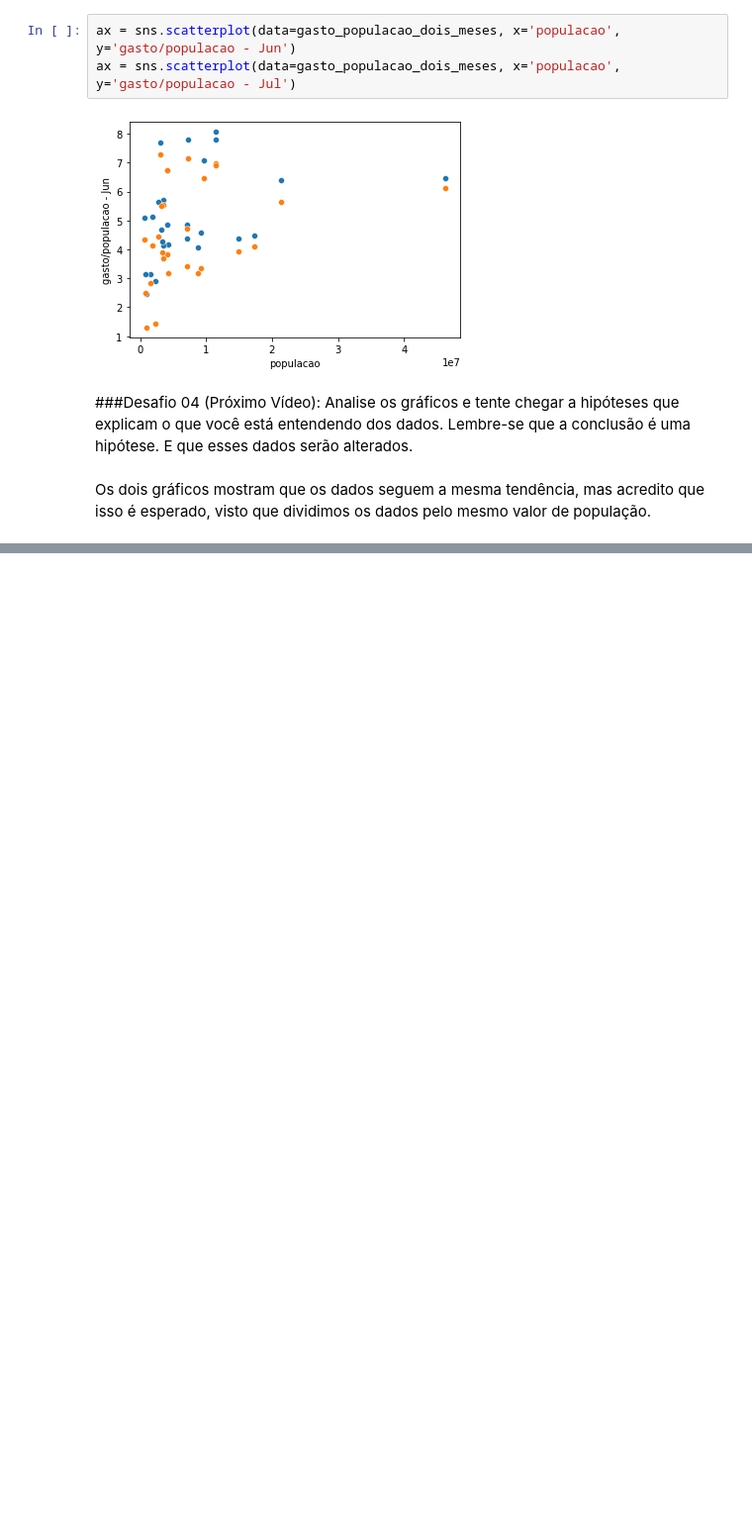
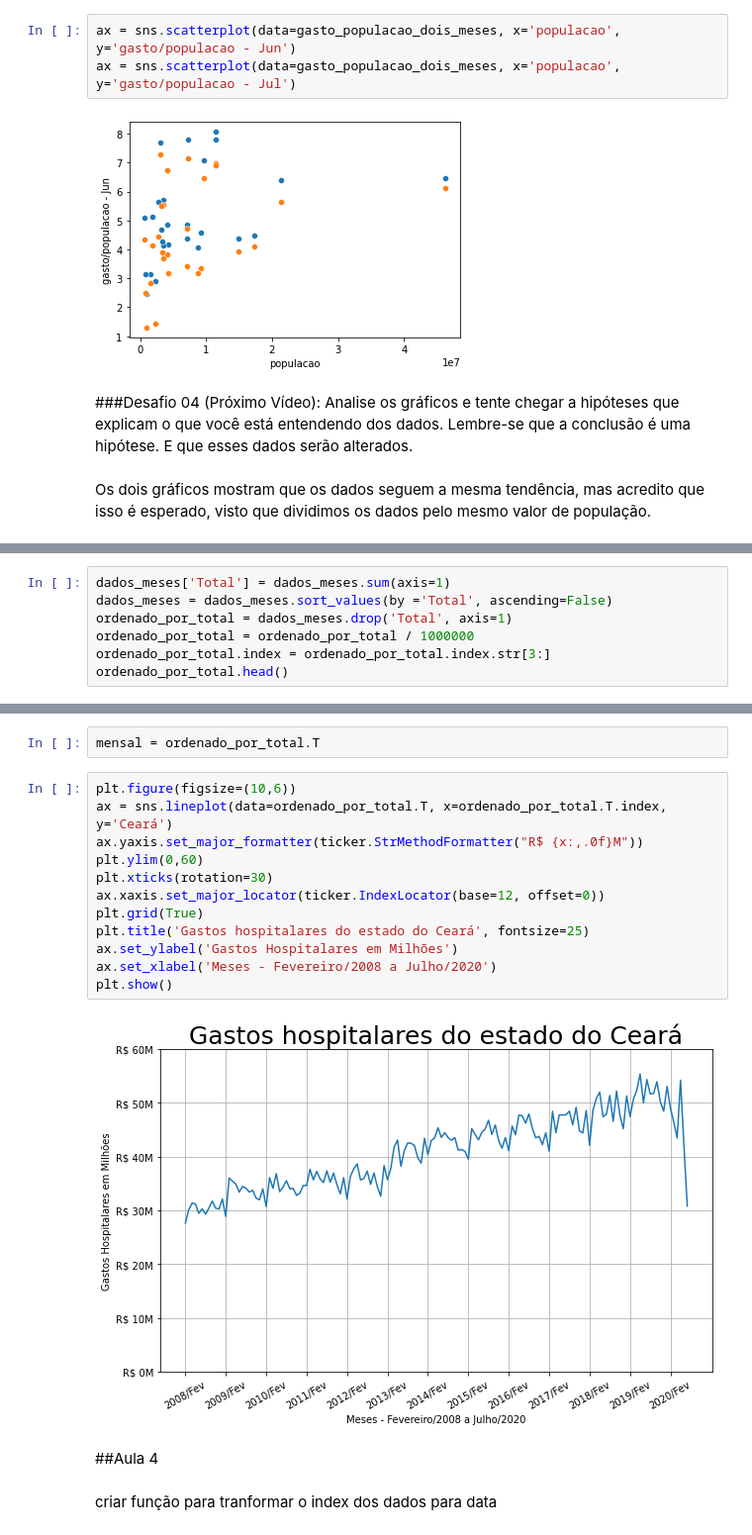
Before and after one commit to johnatanDM/bootcamp-datascience-alura, a Jupyter notebook: Módulo 2 - VISUALIZAÇÃO DE DADOS COM SEABORN E MATPLOTLIB/Bootcamp_Data_Science_Módulo_2.ipynb, the cells around one changed output, grey strips where cells are left out. Shown at 99% size. Cells and saved outputs as stored; diff of their text form; blank space fills up the shorter version.

Commit message:
Finalizada aula 6

```diff
--- a/Módulo 2 - VISUALIZAÇÃO DE DADOS COM SEABORN E MATPLOTLIB/Bootcamp_Data_Science_Módulo_2.ipynb
+++ b/Módulo 2 - VISUALIZAÇÃO DE DADOS COM SEABORN E MATPLOTLIB/Bootcamp_Data_Science_Módulo_2.ipynb
@@ -1313,0 +1321,7 @@ Os dois gráficos mostram que os dados seguem a mesma tendência, mas acredito q
+# %%
+dados_meses['Total'] = dados_meses.sum(axis=1)
+dados_meses = dados_meses.sort_values(by ='Total', ascending=False)
+ordenado_por_total = dados_meses.drop('Total', axis=1)
+ordenado_por_total = ordenado_por_total / 1000000
+ordenado_por_total.index = ordenado_por_total.index.str[3:]
+ordenado_por_total.head()
@@ -1313,0 +1337,20 @@ Os dois gráficos mostram que os dados seguem a mesma tendência, mas acredito q
+# %%
+mensal = ordenado_por_total.T
+# %%
+plt.figure(figsize=(10,6))
+ax = sns.lineplot(data=ordenado_por_total.T, x=ordenado_por_total.T.index, y='Ceará')
+ax.yaxis.set_major_formatter(ticker.StrMethodFormatter("R$ {x:,.0f}M"))
+plt.ylim(0,60)
+plt.xticks(rotation=30)
+ax.xaxis.set_major_locator(ticker.IndexLocator(base=12, offset=0))
+plt.grid(True)
+plt.title('Gastos hospitalares do estado do Ceará', fontsize=25)
+ax.set_ylabel('Gastos Hospitalares em Milhões')
+ax.set_xlabel('Meses - Fevereiro/2008 a Julho/2020')
+plt.show()
+# %% [output]
+[figure, added]
+# %% [markdown]
+##Aula 4
+# %% [markdown]
+criar função para tranformar o index dos dados para data
```
Also changed, not shown: parts of 48 cells of this notebook.
